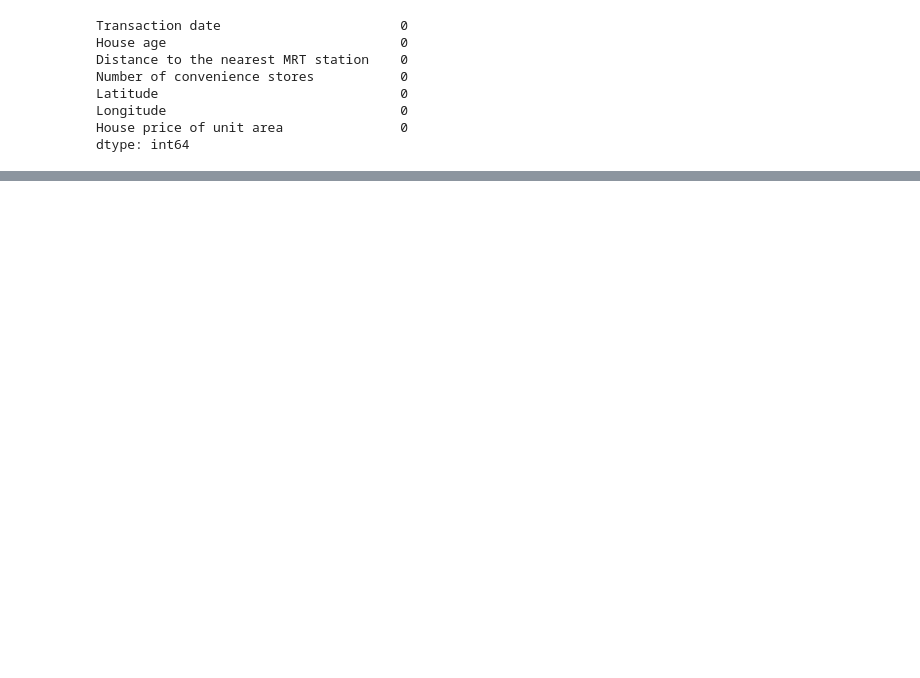
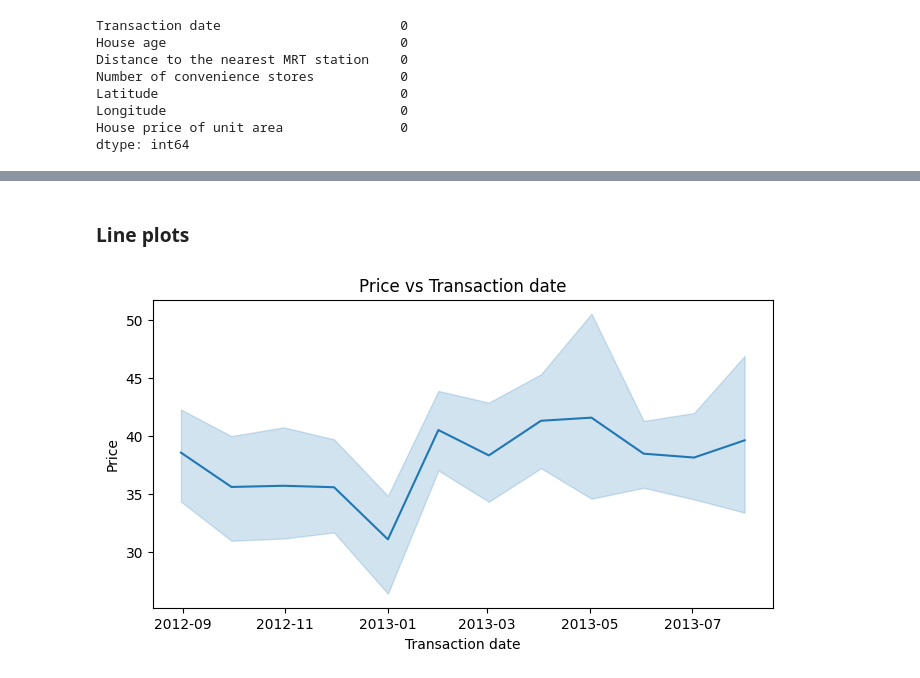
Before and after one commit to arkhash0309/Property-Prophet, a Jupyter notebook: Notebook.ipynb, the cells around one changed output, grey strips where cells are left out. Saved outputs shown, nothing was run; the diff lists cells and outputs as text; code cells hidden in the pictures; blank space fills up the shorter version.

```diff
--- a/Notebook.ipynb
+++ b/Notebook.ipynb
@@ -78,0 +148,11 @@ df.describe()
+# %% [markdown]
+### Line plots
+# %%
+plt.figure(figsize=(8,4))
+sns.lineplot(x='Transaction date', y='House price of unit area', data=df)
+plt.title('Price vs Transaction date')
+plt.xlabel('Transaction date')
+plt.ylabel('Price')
+plt.show()
+# %% [output]
+[figure, added]
```
Also changed, not shown: parts of 76 cells of this notebook.
